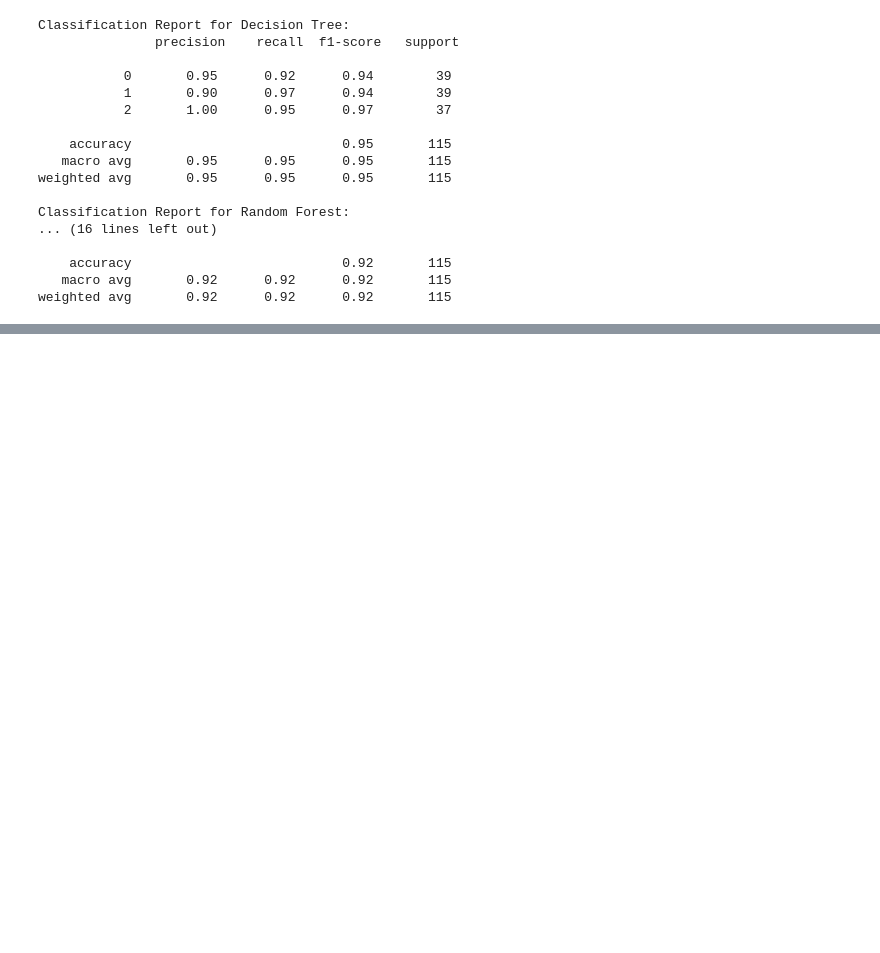
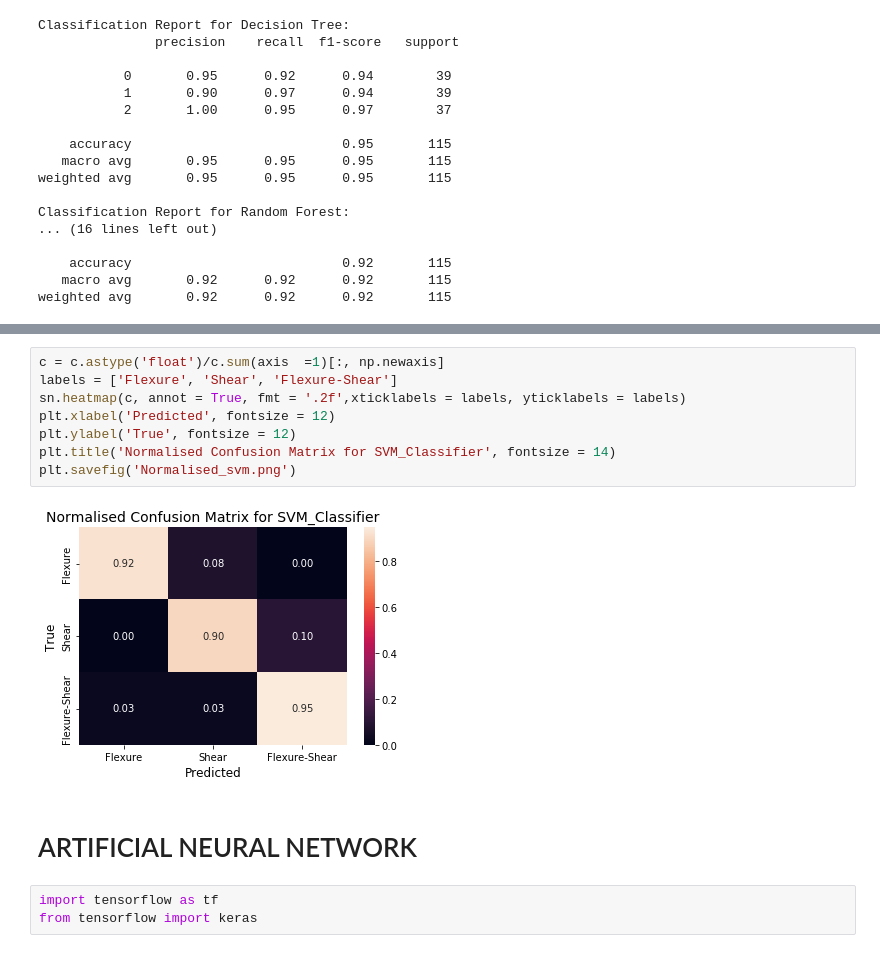
Before and after one commit to Godfred-oops/Failure-Modes-in-Rectangular-Columns, a Jupyter notebook: recColumn.ipynb, the cells around one changed output, grey strips where cells are left out. Saved outputs shown, nothing was run; the diff lists cells and outputs as text; blank space fills up the shorter version.

```diff
--- a/recColumn.ipynb
+++ b/recColumn.ipynb
@@ -406,0 +459,15 @@ weighted avg       0.92      0.92      0.92       115
+# %%
+c = c.astype('float')/c.sum(axis  =1)[:, np.newaxis]
+labels = ['Flexure', 'Shear', 'Flexure-Shear']
+sn.heatmap(c, annot = True, fmt = '.2f',xticklabels = labels, yticklabels = labels)
+plt.xlabel('Predicted', fontsize = 12)
+plt.ylabel('True', fontsize = 12)
+plt.title('Normalised Confusion Matrix for SVM_Classifier', fontsize = 14)
+plt.savefig('Normalised_svm.png')
+# %% [output]
+[figure, added]
+# %% [markdown]
+# ARTIFICIAL NEURAL NETWORK
+# %%
+import tensorflow as tf
+from tensorflow import keras
```
Also changed, not shown: parts of 19 cells of this notebook.
